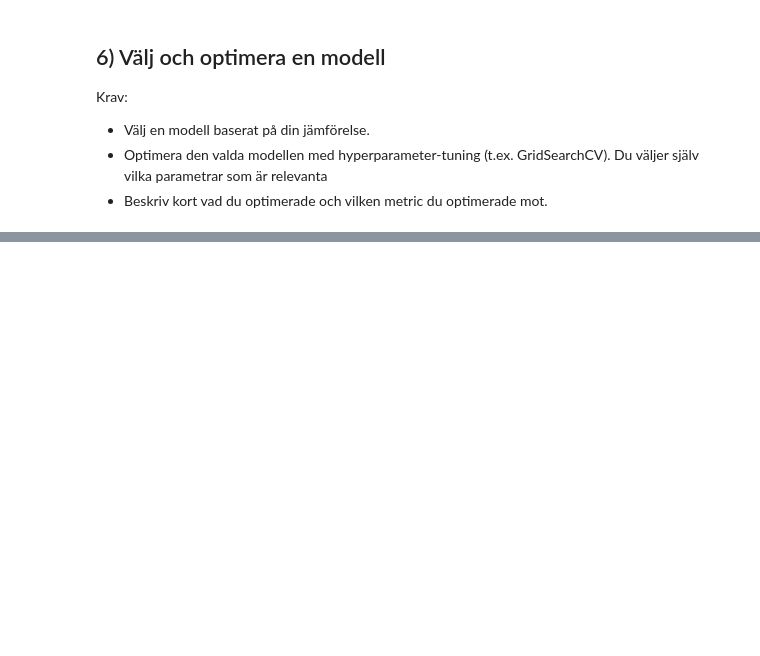
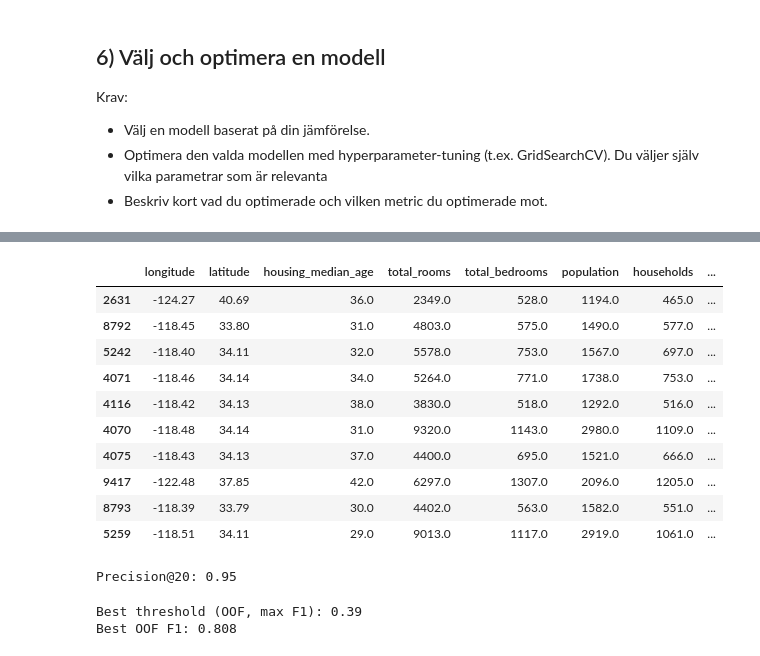
Before and after one commit to emanuelssonlinnea-rgb/ML_Individuell_Uppgift, a Jupyter notebook: ML_Uppgift1_Linnea.Emanuelsson.ipynb, the cells around one changed output, grey strips where cells are left out. Saved outputs shown, nothing was run; the diff lists cells and outputs as text; code cells hidden in the pictures; blank space fills up the shorter version.

Commit message:
Added threshold

```diff
--- a/ML_Uppgift1_Linnea.Emanuelsson.ipynb
+++ b/ML_Uppgift1_Linnea.Emanuelsson.ipynb
@@ -384,0 +558,51 @@ print("Winner:", winner_name)
+# %%
+test_probability = winner.predict_proba(X_test)[:, 1]
+
+ranked = X_test.copy()
+ranked["p_pos"] = test_probability
+ranked["y_true"] = y_test.values
+
+top10 = ranked.sort_values("p_pos", ascending= False).head(10)
+
+top10
+# %% [output]
+|  | longitude | latitude | housing_median_age | total_rooms | total_bedrooms | population | households | ... |
+| 2631 | -124.27 | 40.69 | 36.0 | 2349.0 | 528.0 | 1194.0 | 465.0 | ... |
+| 8792 | -118.45 | 33.80 | 31.0 | 4803.0 | 575.0 | 1490.0 | 577.0 | ... |
+| 5242 | -118.40 | 34.11 | 32.0 | 5578.0 | 753.0 | 1567.0 | 697.0 | ... |
+| 4071 | -118.46 | 34.14 | 34.0 | 5264.0 | 771.0 | 1738.0 | 753.0 | ... |
+| 4116 | -118.42 | 34.13 | 38.0 | 3830.0 | 518.0 | 1292.0 | 516.0 | ... |
+| 4070 | -118.48 | 34.14 | 31.0 | 9320.0 | 1143.0 | 2980.0 | 1109.0 | ... |
+| 4075 | -118.43 | 34.13 | 37.0 | 4400.0 | 695.0 | 1521.0 | 666.0 | ... |
+| 9417 | -122.48 | 37.85 | 42.0 | 6297.0 | 1307.0 | 2096.0 | 1205.0 | ... |
+| 8793 | -118.39 | 33.79 | 30.0 | 4402.0 | 563.0 | 1582.0 | 551.0 | ... |
+| 5259 | -118.51 | 34.11 | 29.0 | 9013.0 | 1117.0 | 2919.0 | 1061.0 | ... |
+# %%
+k = 20
+precision_at_k = ranked.sort_values("p_pos", ascending=False).head(k)["y_true"].mean()
+
+print(f"Precision@{k}:", round(float(precision_at_k), 3))
+# %% [output]
+Precision@20: 0.95
+# %%
+oof_proba = cross_val_predict(
+    winner,
+    X_train, y_train,
+    cv=cv,
+    method="predict_proba",
+    n_jobs=-1
+)[:, 1]
+
+thresholds = np.linspace(0.05, 0.95, 91)
+f1s = []
+for t in thresholds:
+    preds = (oof_proba >= t).astype(int)
+    f1s.append(f1_score(y_train, preds))
+
+best_t = float(thresholds[int(np.argmax(f1s))])
+
+print("Best threshold (OOF, max F1):", round(best_t, 3))
+print("Best OOF F1:", round(float(max(f1s)), 3))
+# %% [output]
+Best threshold (OOF, max F1): 0.39
+Best OOF F1: 0.808
```
Also changed, not shown: parts of 24 cells of this notebook, 1 other file.
